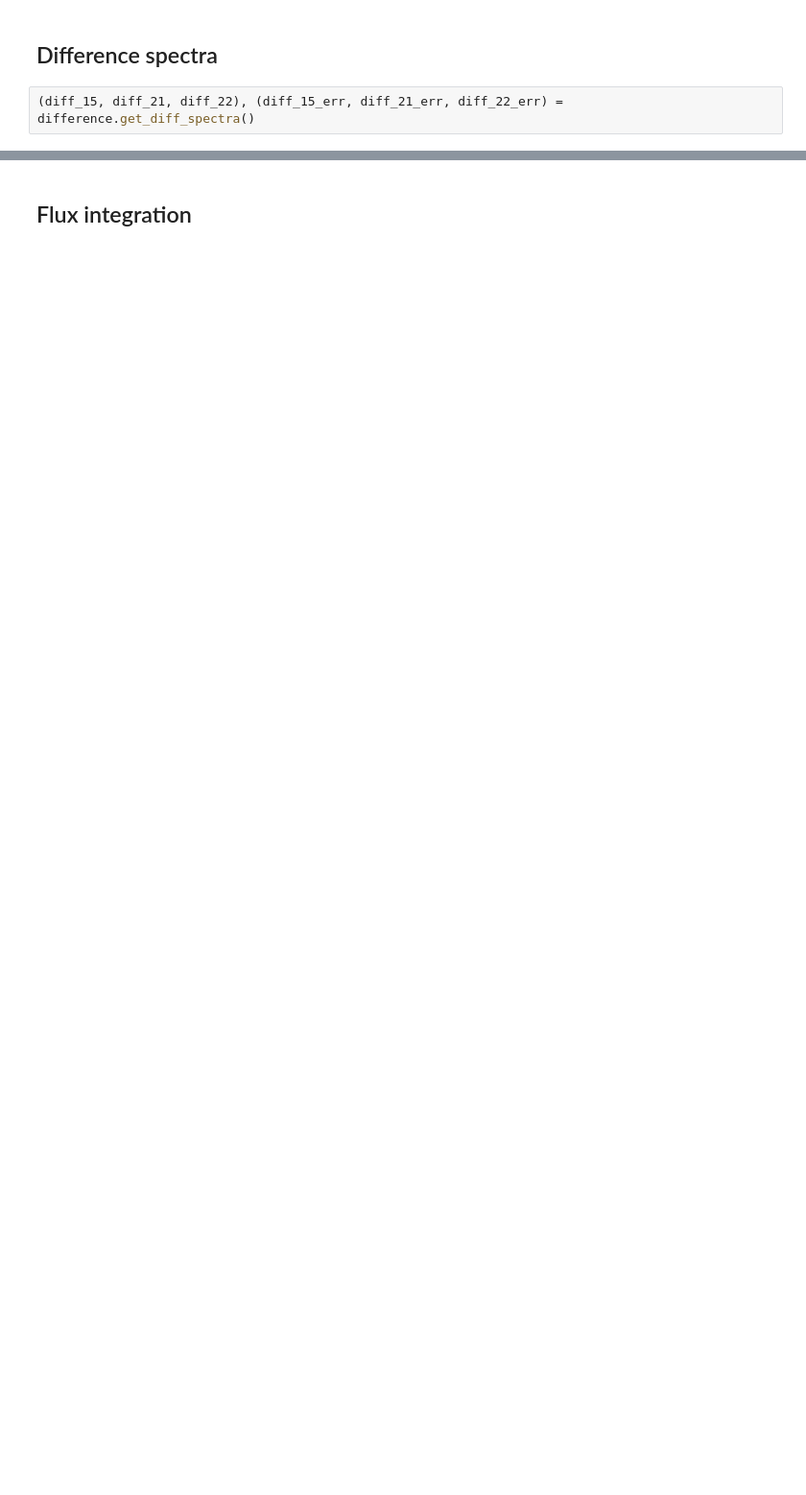
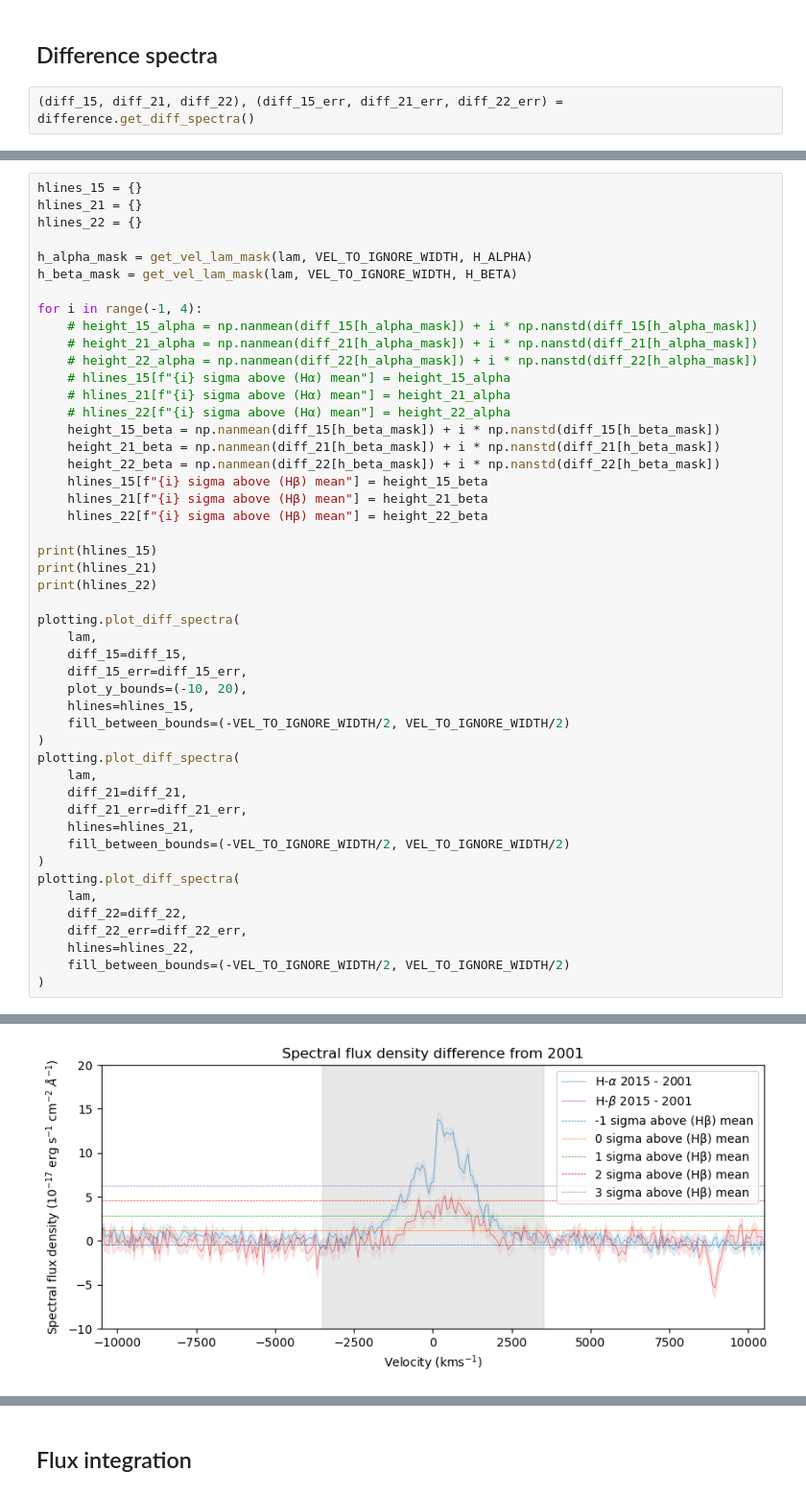
Before and after one commit to things-0/denison_2026, a Jupyter notebook: oli/main.ipynb, the cells around one changed output, grey strips where cells are left out. Shown at 96% size. Cells and saved outputs as stored; diff of their text form; blank space fills up the shorter version.

```diff
--- a/oli/main.ipynb
+++ b/oli/main.ipynb
@@ -227,0 +228,49 @@ plotting.plot_diff_spectra(
+# %%
+hlines_15 = {}
+hlines_21 = {}
+hlines_22 = {}
+
+h_alpha_mask = get_vel_lam_mask(lam, VEL_TO_IGNORE_WIDTH, H_ALPHA)
+h_beta_mask = get_vel_lam_mask(lam, VEL_TO_IGNORE_WIDTH, H_BETA)
+
+for i in range(-1, 4):
+    # height_15_alpha = np.nanmean(diff_15[h_alpha_mask]) + i * np.nanstd(diff_15[h_alpha_mask])
+    # height_21_alpha = np.nanmean(diff_21[h_alpha_mask]) + i * np.nanstd(diff_21[h_alpha_mask])
+    # height_22_alpha = np.nanmean(diff_22[h_alpha_mask]) + i * np.nanstd(diff_22[h_alpha_mask])
+    # hlines_15[f"{i} sigma above (Hα) mean"] = height_15_alpha
+    # hlines_21[f"{i} sigma above (Hα) mean"] = height_21_alpha
+    # hlines_22[f"{i} sigma above (Hα) mean"] = height_22_alpha
+    height_15_beta = np.nanmean(diff_15[h_beta_mask]) + i * np.nanstd(diff_15[h_beta_mask])
+    height_21_beta = np.nanmean(diff_21[h_beta_mask]) + i * np.nanstd(diff_21[h_beta_mask])
+    height_22_beta = np.nanmean(diff_22[h_beta_mask]) + i * np.nanstd(diff_22[h_beta_mask])
+    hlines_15[f"{i} sigma above (Hβ) mean"] = height_15_beta
+    hlines_21[f"{i} sigma above (Hβ) mean"] = height_21_beta
+    hlines_22[f"{i} sigma above (Hβ) mean"] = height_22_beta
+
+print(hlines_15)
+print(hlines_21)
+print(hlines_22)
+
+plotting.plot_diff_spectra(
+    lam,
+    diff_15=diff_15,
+    diff_15_err=diff_15_err,
+    plot_y_bounds=(-10, 20),
+    hlines=hlines_15,
+    fill_between_bounds=(-VEL_TO_IGNORE_WIDTH/2, VEL_TO_IGNORE_WIDTH/2)
+)
+plotting.plot_diff_spectra(
+    lam,
+    diff_21=diff_21,
+    diff_21_err=diff_21_err,
+    hlines=hlines_21,
+    fill_between_bounds=(-VEL_TO_IGNORE_WIDTH/2, VEL_TO_IGNORE_WIDTH/2)
+)
+plotting.plot_diff_spectra(
+    lam,
+    diff_22=diff_22,
+    diff_22_err=diff_22_err,
+    hlines=hlines_22,
+    fill_between_bounds=(-VEL_TO_IGNORE_WIDTH/2, VEL_TO_IGNORE_WIDTH/2)
+)
+# %% [output]
@@ -227,0 +280 @@ plotting.plot_diff_spectra(
+[figure, added]
```
Also changed, not shown: parts of 10 cells of this notebook, 10 other files.
